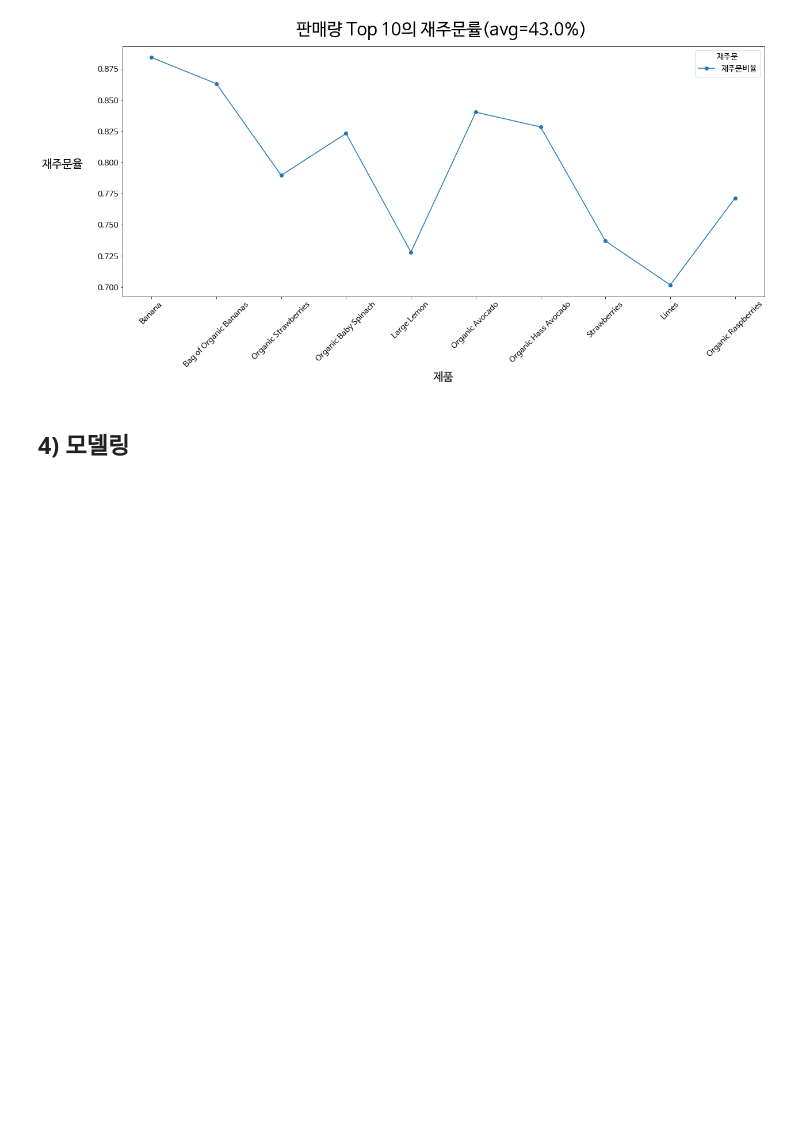
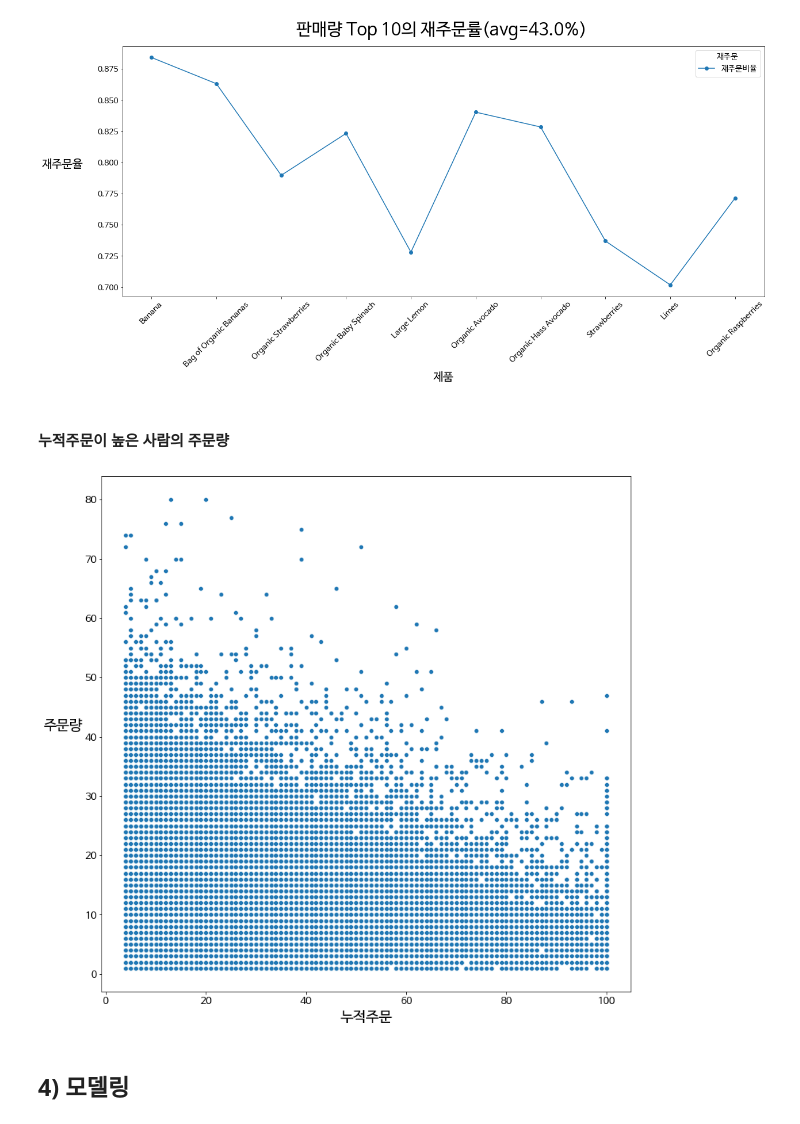
Before and after one commit to ev1025/Instacart, a Jupyter notebook: Code_project1.ipynb, the cells around one changed output. Saved outputs shown, nothing was run; the diff lists cells and outputs as text; code cells hidden in the pictures; blank space fills up the shorter version.

```diff
--- a/Code_project1.ipynb
+++ b/Code_project1.ipynb
@@ -427,6 +467,21 @@ plt.title(f"판매량 Top 10의 재주문률(avg={round(np.mean(df_reorder['재
 plt.show()
 # %% [output]
 [figure]
+# %% [markdown]
+#### 누적주문이 높은 사람의 주문량
+# %%
+df_max = df_graph.groupby('유저',as_index=False)[['누적주문']].max()
+df_count = df_graph.groupby('유저',as_index=False)[['주문번호']].count()
+
+df_pivot = pd.concat([df_max,df_count],axis=1)
+df_pivot.rename(columns={'주문번호':'주문량'},inplace =True)
+# %%
+plt.figure(figsize=(13,13))
+sns.scatterplot(data = df_pivot, x= '누적주문', y = '주문량',)
+plt.ylabel('주문량', rotation='horizontal', labelpad=30)
+plt.show();
+# %% [output]
+[figure, added]
 # %% [markdown]
 ## 4) 모델링
 # %% [markdown]
```
Also changed, not shown: parts of 17 cells of this notebook.
